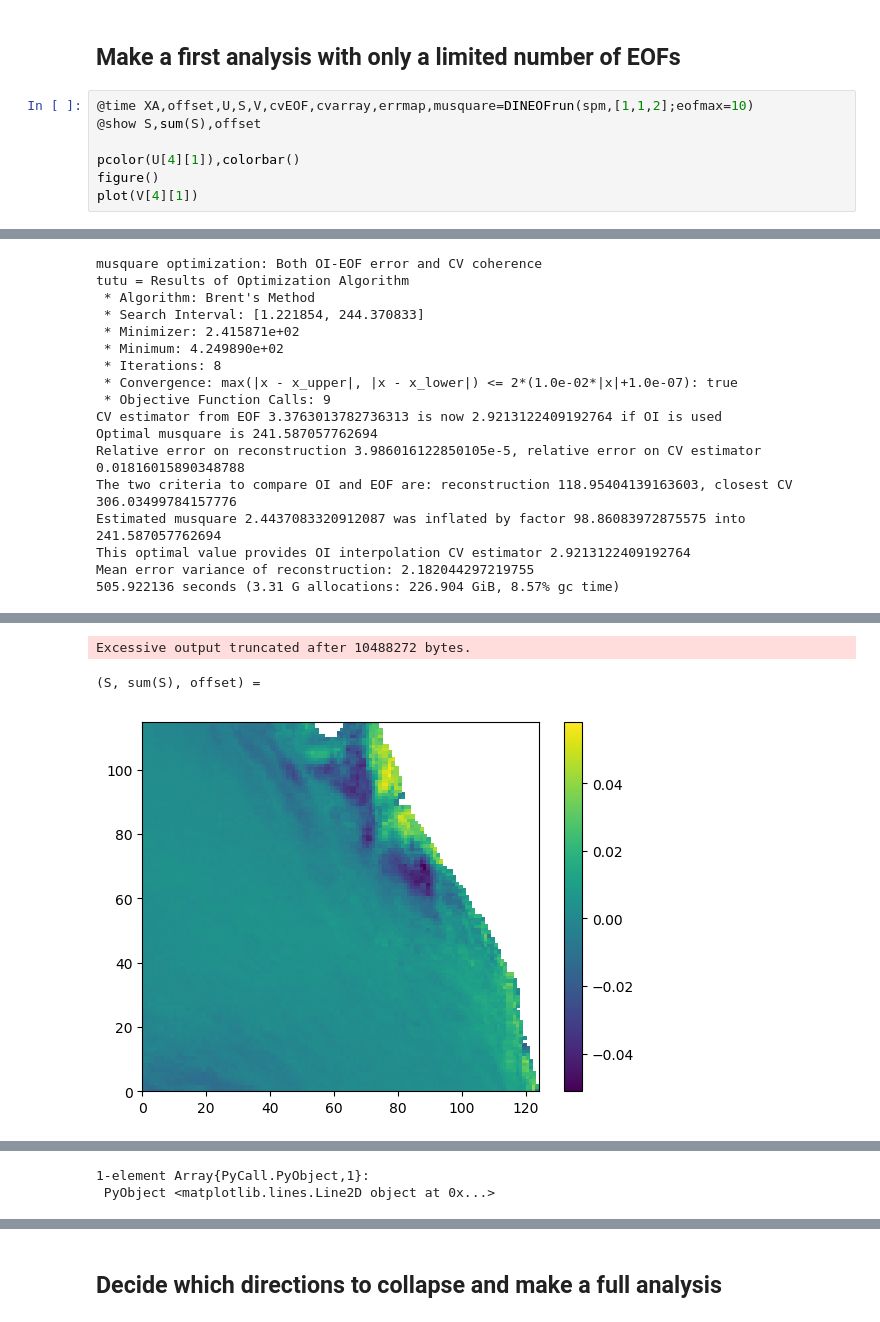
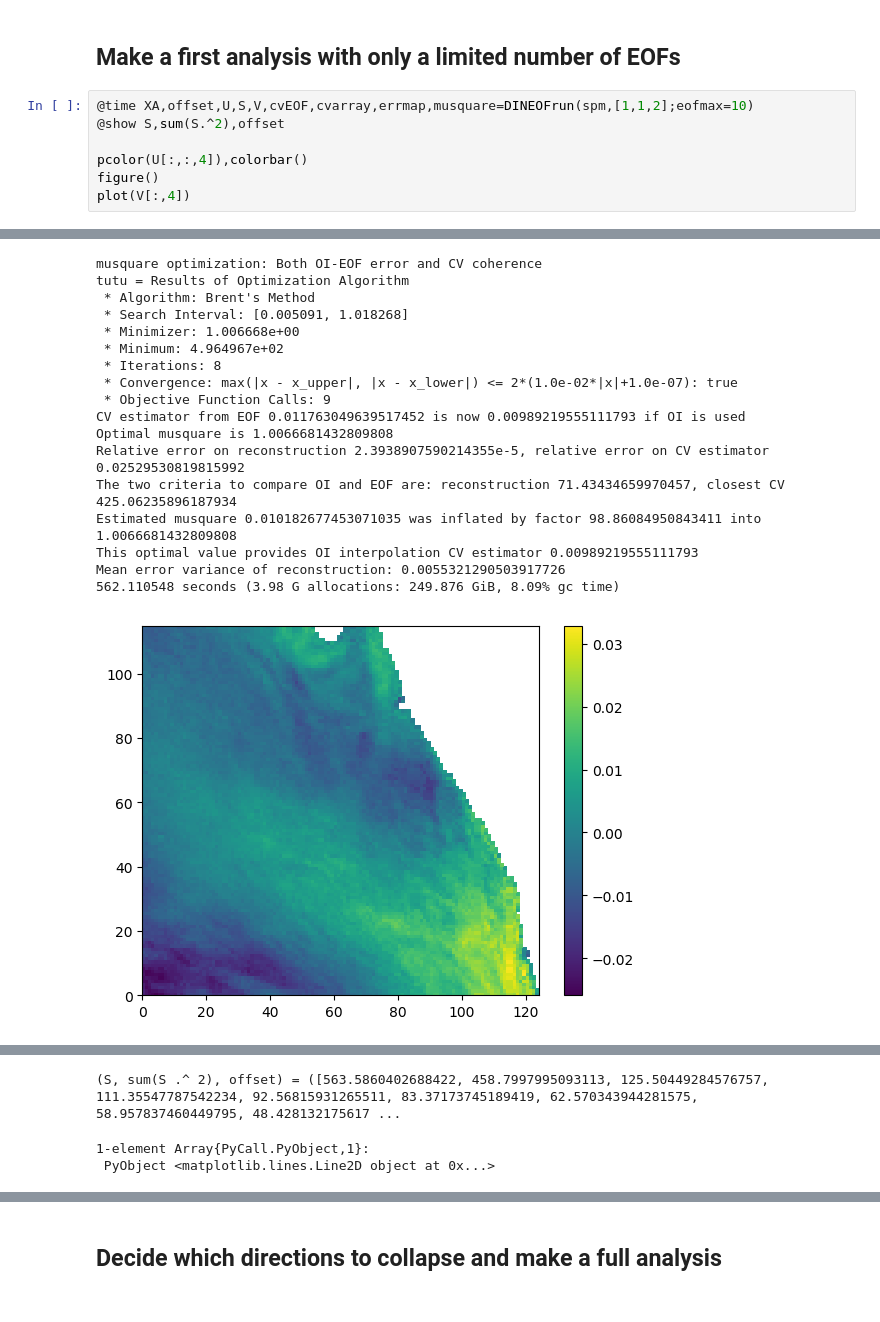
Before and after one commit to jmbeckers/DINEOF.jl, a Jupyter notebook: notebooks/DINEOFexampleRUNSPM.ipynb, the cells around one changed output, grey strips where cells are left out. Cells and saved outputs as stored; diff of their text form.

```diff
--- a/notebooks/DINEOFexampleRUNSPM.ipynb
+++ b/notebooks/DINEOFexampleRUNSPM.ipynb
@@ -72,9 +69,9 @@ PyObject <matplotlib.collections.PolyCollection object at 0x...>
 ## Make a first analysis with only a limited number of EOFs
 # %%
 @time XA,offset,U,S,V,cvEOF,cvarray,errmap,musquare=DINEOFrun(spm,[1,1,2];eofmax=10)
-@show S,sum(S),offset
+@show S,sum(S.^2),offset
 
-pcolor(U[4][1]),colorbar()
+pcolor(U[:,:,4]),colorbar()
 figure()
-plot(V[4][1])
+plot(V[:,4])
 # %% [output]
@@ -101,18 +96,19 @@ Estimation of mean error variance of reconstuctions: -0.9325930461824226
 └ @ DINEOF C:\JMB\DINEOF.jl\src\DINEOF_svds!.jl:295
 musquare optimization: Both OI-EOF error and CV coherence
 tutu = Results of Optimization Algorithm
  * Algorithm: Brent's Method
- * Search Interval: [1.221854, 244.370833]
- * Minimizer: 2.415871e+02
- * Minimum: 4.249890e+02
+ * Search Interval: [0.005091, 1.018268]
+ * Minimizer: 1.006668e+00
+ * Minimum: 4.964967e+02
  * Iterations: 8
  * Convergence: max(|x - x_upper|, |x - x_lower|) <= 2*(1.0e-02*|x|+1.0e-07): true
  * Objective Function Calls: 9
-CV estimator from EOF 3.3763013782736313 is now 2.9213122409192764 if OI is used
-Optimal musquare is 241.587057762694
-Relative error on reconstruction 3.986016122850105e-5, relative error on CV estimator 0.01816015890348788
-The two criteria to compare OI and EOF are: reconstruction 118.95404139163603, closest CV 306.03499784157776
-Estimated musquare 2.4437083320912087 was inflated by factor 98.86083972875575 into 241.587057762694
-This optimal value provides OI interpolation CV estimator 2.9213122409192764
-Mean error variance of reconstruction: 2.182044297219755
-505.922136 seconds (3.31 G allocations: 226.904 GiB, 8.57% gc time)
+CV estimator from EOF 0.011763049639517452 is now 0.00989219555111793 if OI is used
+Optimal musquare is 1.0066681432809808
+Relative error on reconstruction 2.3938907590214355e-5, relative error on CV estimator 0.02529530819815992
+The two criteria to compare OI and EOF are: reconstruction 71.43434659970457, closest CV 425.06235896187934
+Estimated musquare 0.010182677453071035 was inflated by factor 98.86084950843411 into 1.0066681432809808
+This optimal value provides OI interpolation CV estimator 0.00989219555111793
+Mean error variance of reconstruction: 0.0055321290503917726
+562.110548 seconds (3.98 G allocations: 249.876 GiB, 8.09% gc time)
+[figure, new version]
@@ -119,3 +116,3 @@ Mean error variance of reconstruction: 2.182044297219755
-Excessive output truncated after 10488272 bytes.
+(S, sum(S .^ 2), offset) = ([563.5860402688422, 458.7997995093113, 125.50449284576757, 111.35547787542234, 92.56815931265511, 83.37173745189419, 62.570343944281575, 58.957837460449795, 48.428132175617 ...
-(S, sum(S), offset) =
+1-element Array{PyCall.PyObject,1}:
+ PyObject <matplotlib.lines.Line2D object at 0x...>
-[figure, old version]
@@ -123,4 +119,2 @@ Excessive output truncated after 10488272 bytes.
-1-element Array{PyCall.PyObject,1}:
- PyObject <matplotlib.lines.Line2D object at 0x...>
 # %%
 @time XA,offset,U,S,V,cvEOF,cvarray,errmap,musquare=DINEOFrun(spm,[1,2,1];eofmax=10)
```
Also changed, not shown: parts of 26 cells of this notebook, 1 other file.
